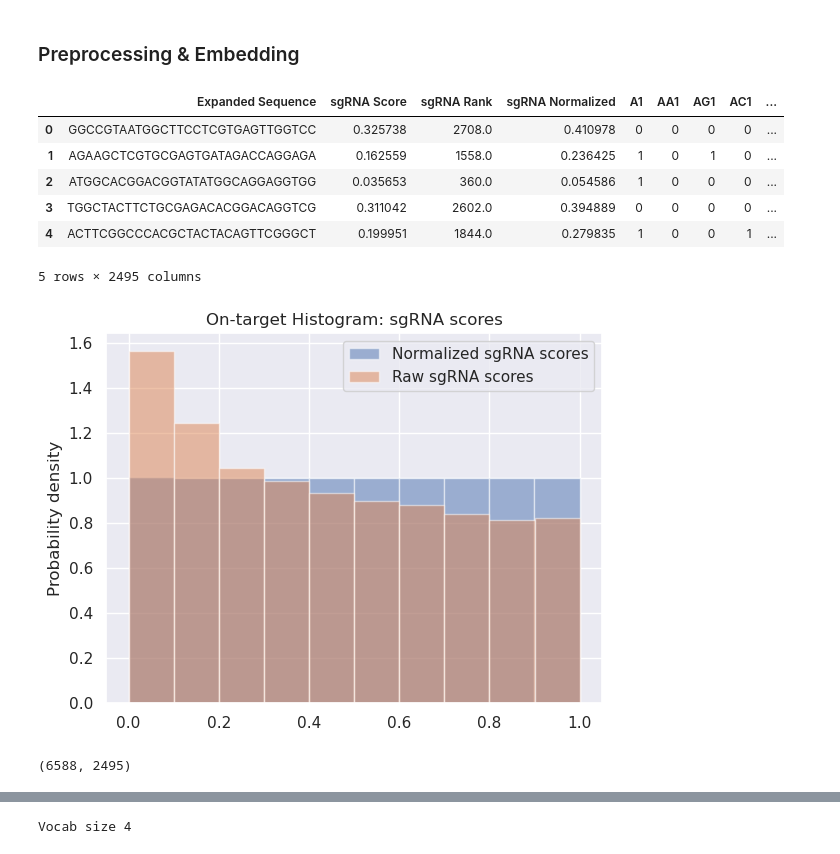
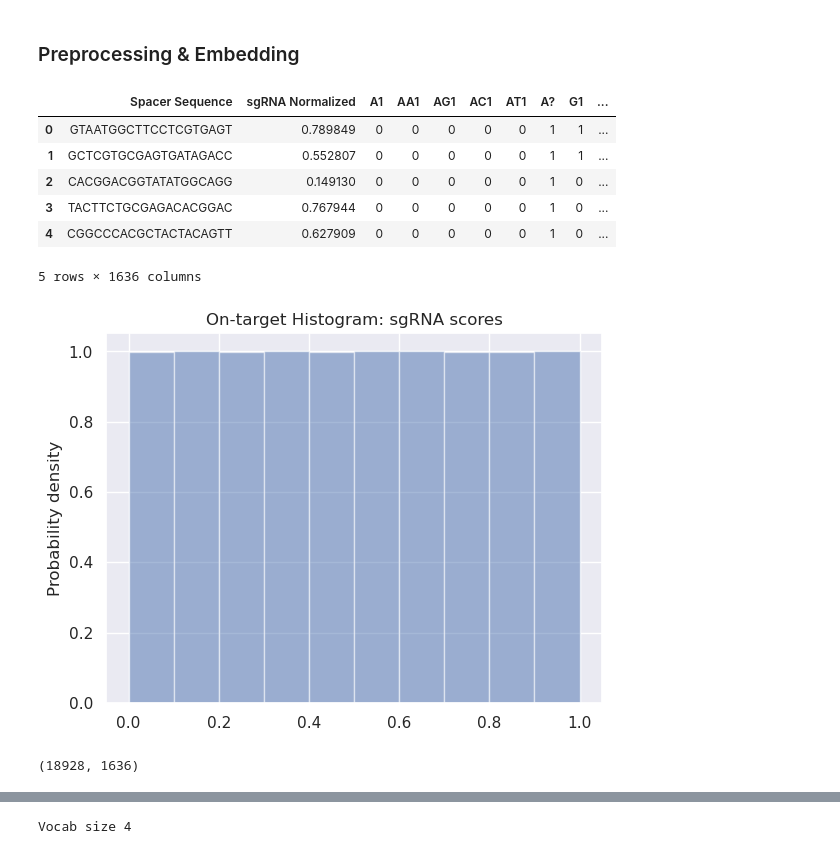
Before and after one commit to hayitsian/Gene-Editing-Guide-LM, a Jupyter notebook: models/colab_NLP_Model.ipynb, the cells around one changed output, grey strips where cells are left out. Drawn from its saved outputs; the diff is of its cells as text; code cells hidden in the pictures.

```diff
--- a/models/colab_NLP_Model.ipynb
+++ b/models/colab_NLP_Model.ipynb
@@ -158,24 +150,22 @@ EMBEDDING_LENGTH_OFF = EMBEDDINGS_SIZE * 20 # for the 20-mer off-target sequence
 # %% [markdown]
 ### Preprocessing & Embedding
 # %%
-df = pd.read_csv("../data/Doench_Fusi_V2_Featurized.csv", index_col=0)
+df = pd.read_csv("../data/AIO_onTarget_V2_Featurized.csv", index_col=0)
 plt.hist(df["sgRNA Normalized"], alpha=0.5, density=True, label='Normalized sgRNA scores')
-plt.hist(df["sgRNA Score"], alpha=0.5, density=True, label='Raw sgRNA scores')
 plt.ylabel('Probability density')
 plt.title("On-target Histogram: sgRNA scores")
-plt.legend()
 df.head()
 # %% [output]
-|  | Expanded Sequence | sgRNA Score | sgRNA Rank | sgRNA Normalized | A1 | AA1 | AG1 | AC1 | ... |
-| 0 | GGCCGTAATGGCTTCCTCGTGAGTTGGTCC | 0.325738 | 2708.0 | 0.410978 | 0 | 0 | 0 | 0 | ... |
-| 1 | AGAAGCTCGTGCGAGTGATAGACCAGGAGA | 0.162559 | 1558.0 | 0.236425 | 1 | 0 | 1 | 0 | ... |
-| 2 | ATGGCACGGACGGTATATGGCAGGAGGTGG | 0.035653 | 360.0 | 0.054586 | 1 | 0 | 0 | 0 | ... |
-| 3 | TGGCTACTTCTGCGAGACACGGACAGGTCG | 0.311042 | 2602.0 | 0.394889 | 0 | 0 | 0 | 0 | ... |
-| 4 | ACTTCGGCCCACGCTACTACAGTTCGGGCT | 0.199951 | 1844.0 | 0.279835 | 1 | 0 | 0 | 1 | ... |
+|  | Spacer Sequence | sgRNA Normalized | A1 | AA1 | AG1 | AC1 | AT1 | A? | G1 | ... |
+| 0 | GTAATGGCTTCCTCGTGAGT | 0.789849 | 0 | 0 | 0 | 0 | 0 | 1 | 1 | ... |
+| 1 | GCTCGTGCGAGTGATAGACC | 0.552807 | 0 | 0 | 0 | 0 | 0 | 1 | 1 | ... |
+| 2 | CACGGACGGTATATGGCAGG | 0.149130 | 0 | 0 | 0 | 0 | 0 | 1 | 0 | ... |
+| 3 | TACTTCTGCGAGACACGGAC | 0.767944 | 0 | 0 | 0 | 0 | 0 | 1 | 0 | ... |
+| 4 | CGGCCCACGCTACTACAGTT | 0.627909 | 0 | 0 | 0 | 0 | 0 | 1 | 0 | ... |
-5 rows × 2495 columns
+5 rows × 1636 columns
-[figure, old version]
+[figure, new version]
 # %%
 df.shape
 # %% [output]
-(6588, 2495)
+(18928, 1636)
 # %%
```
Also changed, not shown: parts of 38 cells of this notebook, 14 other files.
